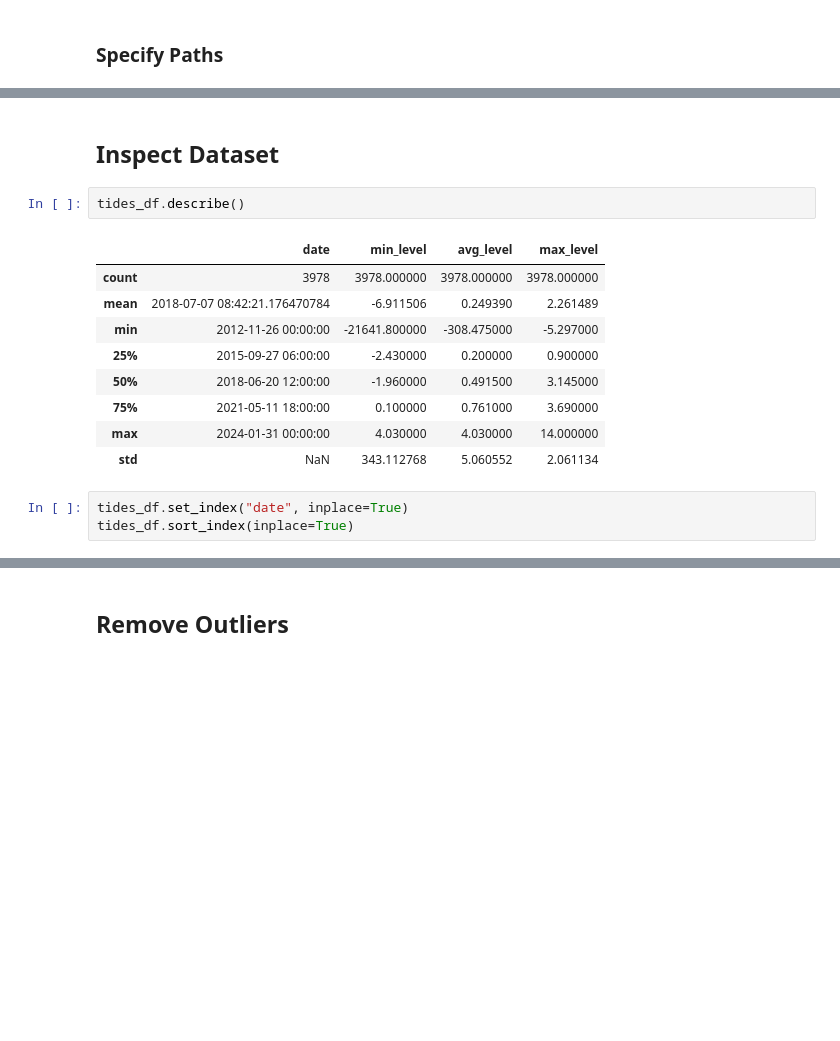
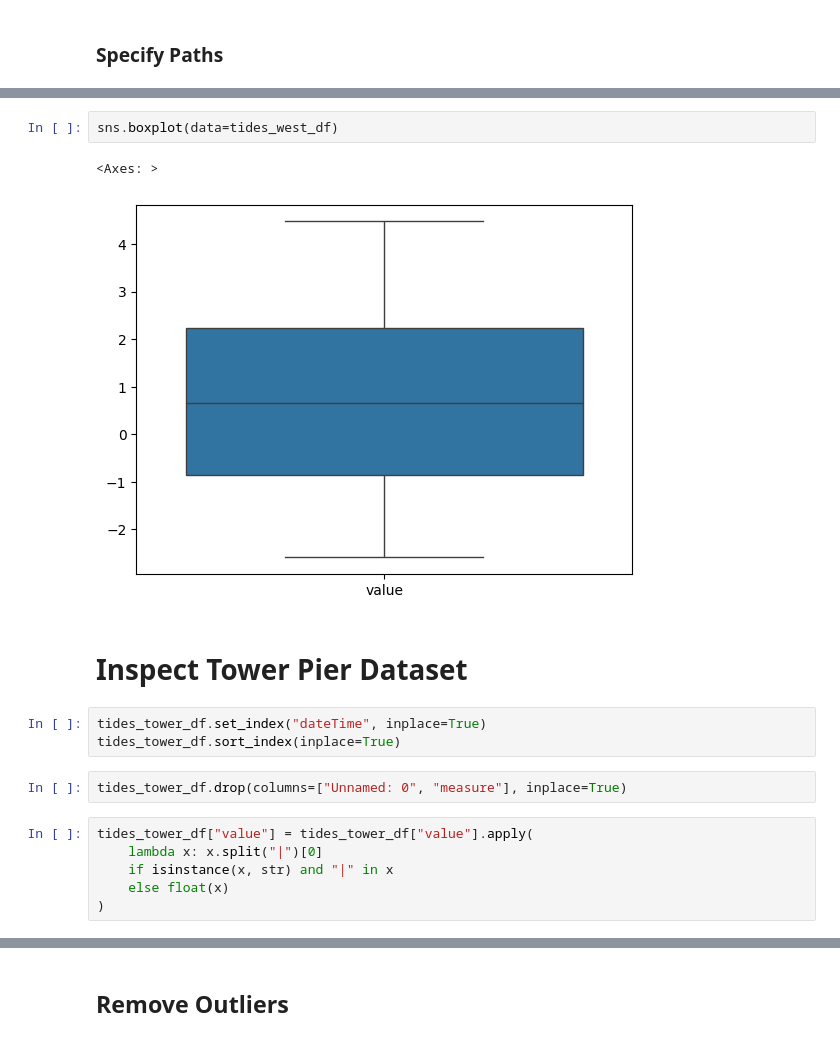
Before and after one commit to MassimilianoArca/Thames-Ecoli, a Jupyter notebook: thames/data_preprocessing/tides.ipynb, the cells around one changed output, grey strips where cells are left out. Drawn from its saved outputs; the diff is of its cells as text; blank space fills up the shorter version.

```diff
--- a/thames/data_preprocessing/tides.ipynb
+++ b/thames/data_preprocessing/tides.ipynb
@@ -24,17 +66,18 @@ tides_df = pd.read_csv(tides_data_path, parse_dates=["date"])
+# %%
+sns.boxplot(data=tides_west_df)
+# %% [output]
+<Axes: >
+[figure, added]
 # %% [markdown]
-## Inspect Dataset
+# Inspect Tower Pier Dataset
-# %%
-tides_df.describe()
-# %% [output]
-|  | date | min_level | avg_level | max_level |
-| count | 3978 | 3978.000000 | 3978.000000 | 3978.000000 |
-| mean | 2018-07-07 08:42:21.176470784 | -6.911506 | 0.249390 | 2.261489 |
-| min | 2012-11-26 00:00:00 | -21641.800000 | -308.475000 | -5.297000 |
-| 25% | 2015-09-27 06:00:00 | -2.430000 | 0.200000 | 0.900000 |
-| 50% | 2018-06-20 12:00:00 | -1.960000 | 0.491500 | 3.145000 |
-| 75% | 2021-05-11 18:00:00 | 0.100000 | 0.761000 | 3.690000 |
-| max | 2024-01-31 00:00:00 | 4.030000 | 4.030000 | 14.000000 |
-| std | NaN | 343.112768 | 5.060552 | 2.061134 |
 # %%
-tides_df.set_index("date", inplace=True)
-tides_df.sort_index(inplace=True)
+tides_tower_df.set_index("dateTime", inplace=True)
+tides_tower_df.sort_index(inplace=True)
+# %%
+tides_tower_df.drop(columns=["Unnamed: 0", "measure"], inplace=True)
+# %%
+tides_tower_df["value"] = tides_tower_df["value"].apply(
+    lambda x: x.split("|")[0]
+    if isinstance(x, str) and "|" in x
+    else float(x)
+)
```
Also changed, not shown: parts of 54 cells of this notebook, 8 other files.
